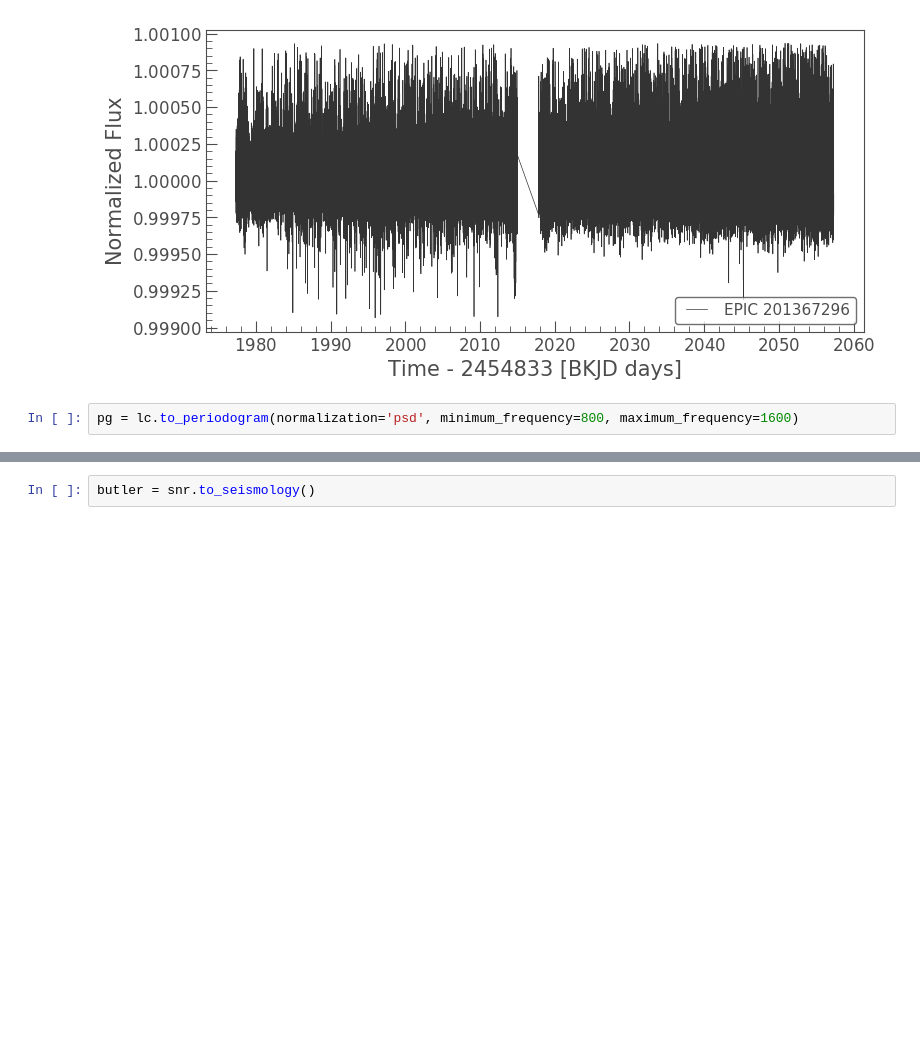
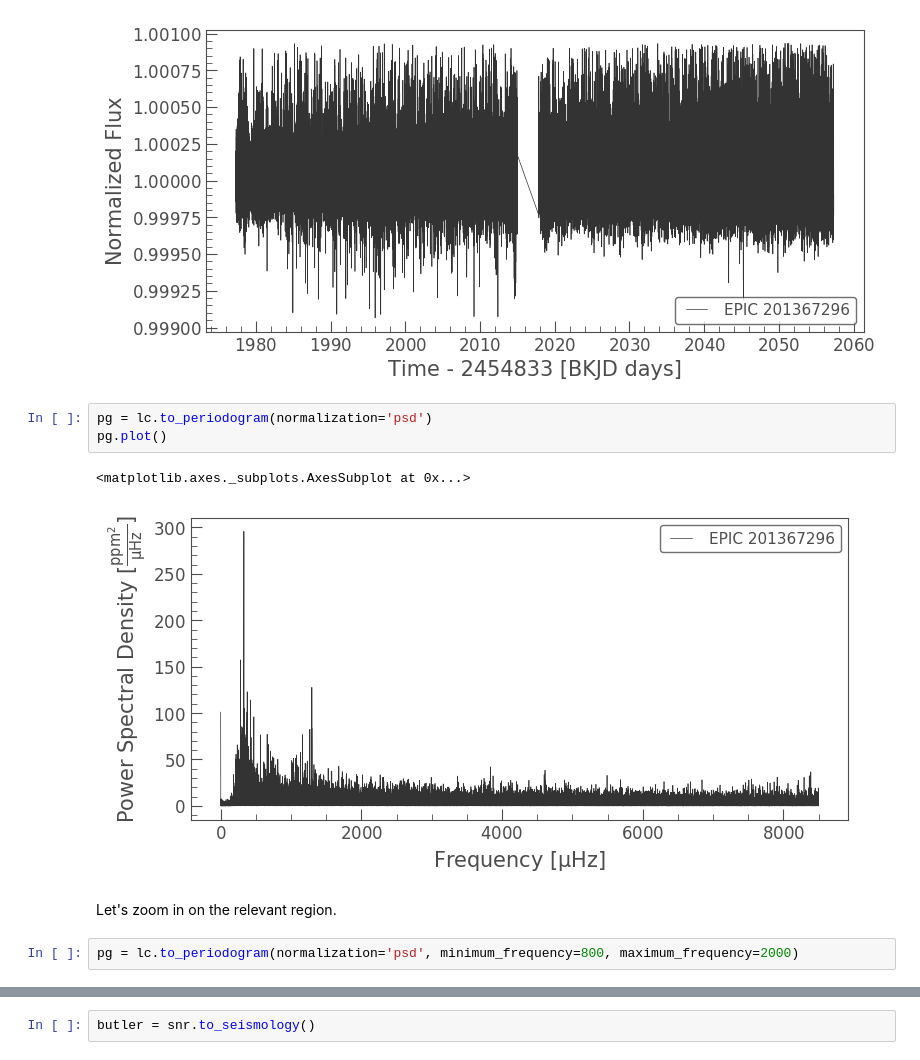
Before and after one commit to ojhall94/TASC5_lightkurve, a Jupyter notebook: Notebooks/K2-example.ipynb, the cells around one changed output, grey strips where cells are left out. Cells and saved outputs as stored; diff of their text form; blank space fills up the shorter version.

```diff
--- a/Notebooks/K2-example.ipynb
+++ b/Notebooks/K2-example.ipynb
@@ -22,8 +32,16 @@ lc.plot()
 # %% [output]
 <matplotlib.axes._subplots.AxesSubplot at 0x...>
 [figure]
+# %%
+pg = lc.to_periodogram(normalization='psd')
+pg.plot()
+# %% [output]
+<matplotlib.axes._subplots.AxesSubplot at 0x...>
+[figure, added]
+# %% [markdown]
+Let's zoom in on the relevant region.
 # %%
-pg = lc.to_periodogram(normalization='psd', minimum_frequency=800, maximum_frequency=1600)
+pg = lc.to_periodogram(normalization='psd', minimum_frequency=800, maximum_frequency=2000)
 # %%
 pg.plot()
 # %% [output]
```
Also changed, not shown: parts of 29 cells of this notebook, 1 other file.
